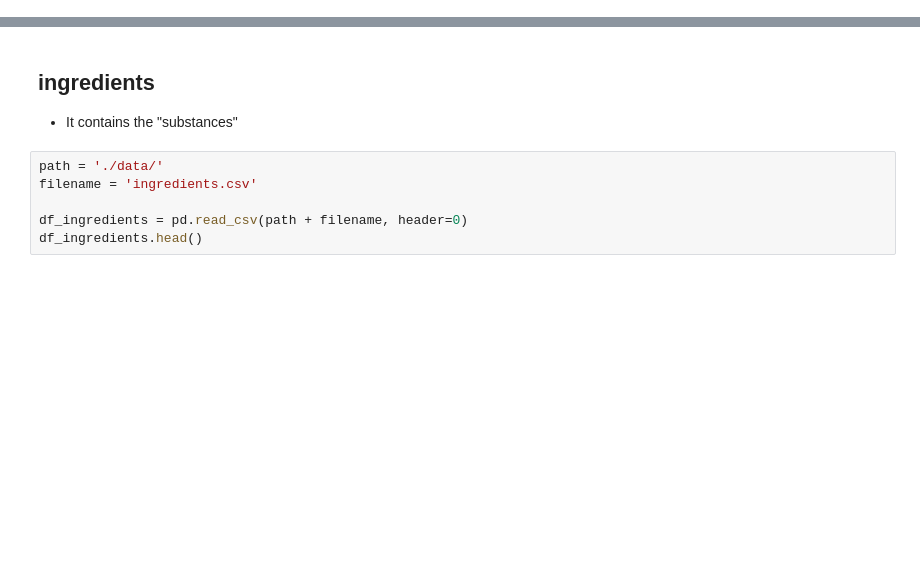
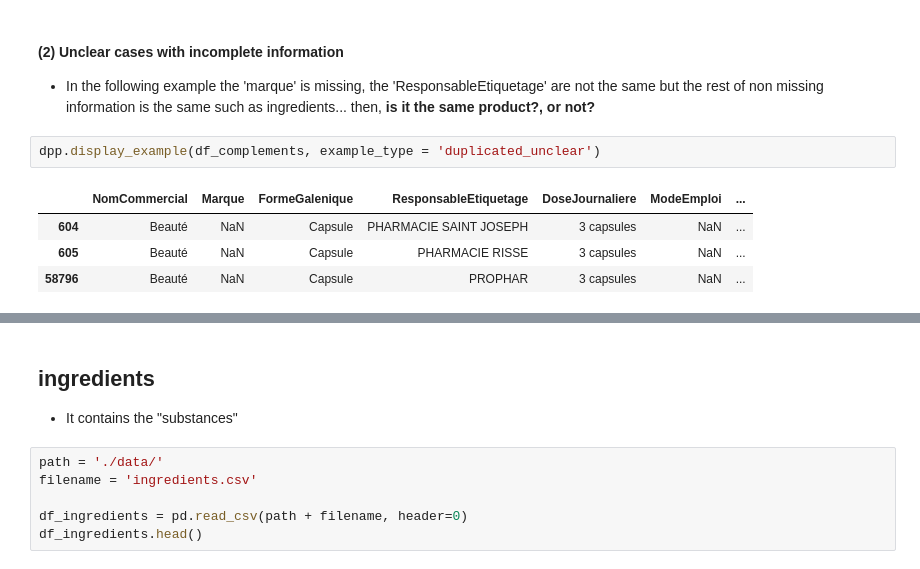
Before and after one commit to RamiroHR/hackathon_complements_alimentaires, a Jupyter notebook: Data_Exploration.ipynb, the cells around one changed output, grey strips where cells are left out. Cells and saved outputs as stored; diff of their text form; blank space fills up the shorter version.

```diff
--- a/Data_Exploration.ipynb
+++ b/Data_Exploration.ipynb
@@ -36,0 +144,10 @@ df_complements.head()
+# %% [markdown]
+#### (2) Unclear cases with incomplete information
+* In the following example the 'marque' is missing, the 'ResponsableEtiquetage' are not the same but the rest of non missing information is the same such as ingredients... then, **is it the same product?, or not?**
+# %%
+dpp.display_example(df_complements, example_type = 'duplicated_unclear')
+# %% [output]
+|  | NomCommercial | Marque | FormeGalenique | ResponsableEtiquetage | DoseJournaliere | ModeEmploi | ... |
+| 604 | Beauté | NaN | Capsule | PHARMACIE SAINT JOSEPH | 3 capsules | NaN | ... |
+| 605 | Beauté | NaN | Capsule | PHARMACIE RISSE | 3 capsules | NaN | ... |
+| 58796 | Beauté | NaN | Capsule | PROPHAR | 3 capsules | NaN | ... |
```
Also changed, not shown: parts of 23 cells of this notebook, 3 other files.
